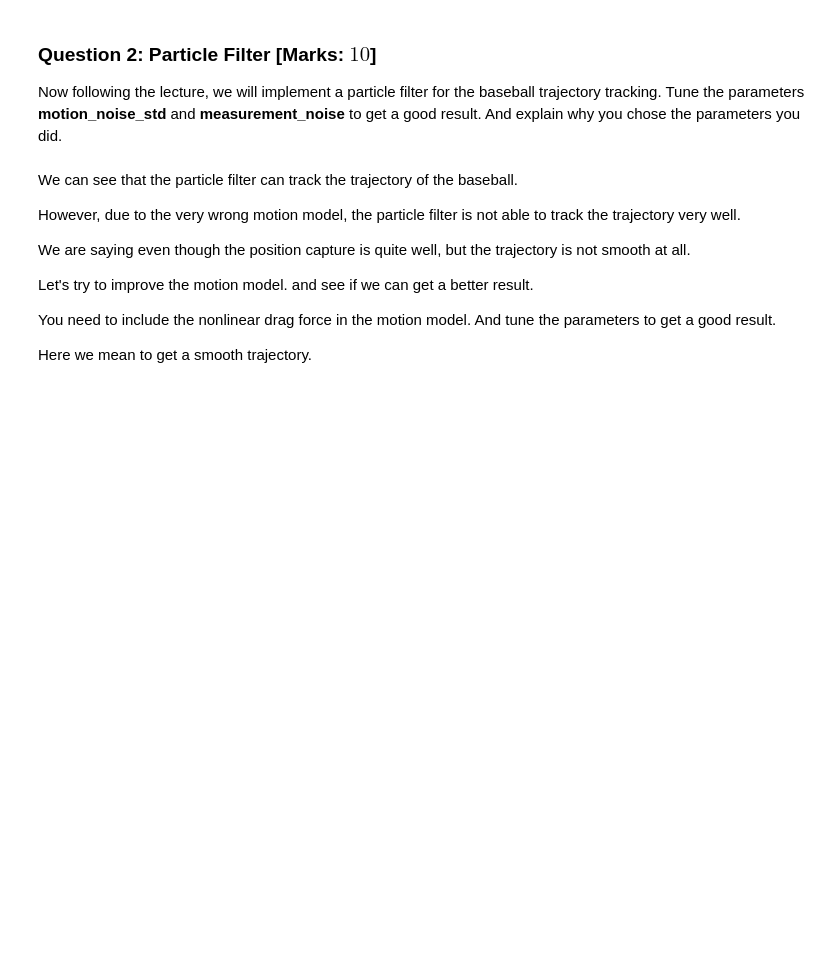
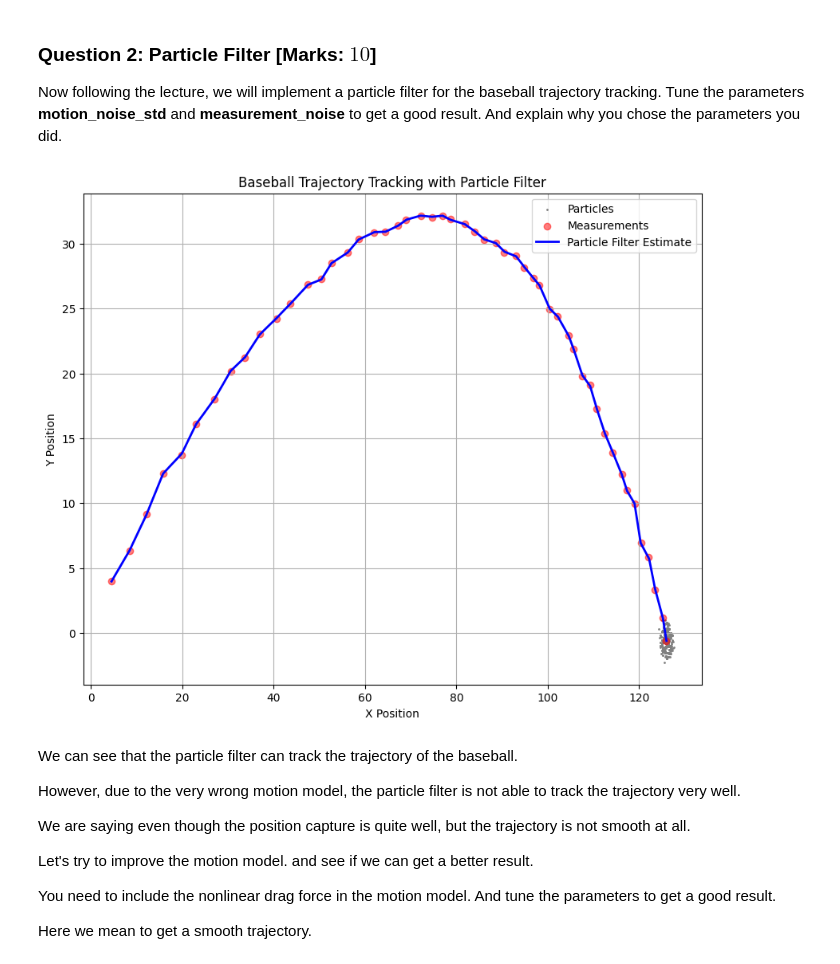
Before and after one commit to DS3a/IRobMan_Assignment_2, a Jupyter notebook: problems/asignment2.ipynb, the cells around one changed output. Saved outputs shown, nothing was run; the diff lists cells and outputs as text; code cells hidden in the pictures; blank space fills up the shorter version.

```diff
--- a/problems/asignment2.ipynb
+++ b/problems/asignment2.ipynb
@@ -311,6 +311,18 @@ def ball_kf(x, y, omega, v0, dt, r=0.5, q=0.):
     # vy_new = vy_old + (-g)*dt, so we place dt in the vy row.
     kf.B = np.array([[0, 0, 0, dt]]).T
 
+    kf.R = np.array([
+        [r, 0],
+        [0, r],
+    ])
+
+    kf.Q = np.array([
+        [q, 0, 0, 0],
+        [0, q, 0, 0],
+        [0, 0, q, 0],
+        [0, 0, 0, q],
+    ])
+
     #####################################
     omega = radians(omega)
     vx = cos(omega) * v0
@@ -743,9 +765,10 @@ pf = BaseballParticleFilter(
     #################TODO#####################
     ## your parameters here
     measurement_noise=[0.5, 0.5],
-    motion_noise_std=0.7
+    motion_noise_std=2.4
     ## your parameters here
     ## your explanation here
+    # The motion noise std
     #########################################
 )
 
@@ -767,33 +790,35 @@ while True:
     # Get estimate and store
     x_est, y_est = pf.estimate()
     xs.append(x_est)
     ys.append(y_est)
 
     # Stop when ball hits ground
     if y_est <= 0:
         break
 
 # Final plot
 plt.figure(figsize=(10, 8))
 
 # Plot particles
 plt.scatter(pf.particles[:,0], pf.particles[:,2],
            color='gray', s=1, label='Particles')
 
 # Plot measurements
 plt.scatter(measurements_x, measurements_y,
            color='r', alpha=0.5, label='Measurements')
 
 # Plot estimates
 plt.plot(xs, ys, 'b-', linewidth=2, label='Particle Filter Estimate')
 
 plt.grid(True)
 plt.legend()
 plt.xlabel('X Position')
 plt.ylabel('Y Position')
 plt.title('Baseball Trajectory Tracking with Particle Filter')
 
 plt.show()
+# %% [output]
+[figure, added]
 # %% [markdown]
 We can see that the particle filter can track the trajectory of the baseball.
 
```
Also changed, not shown: parts of 5 cells of this notebook.
